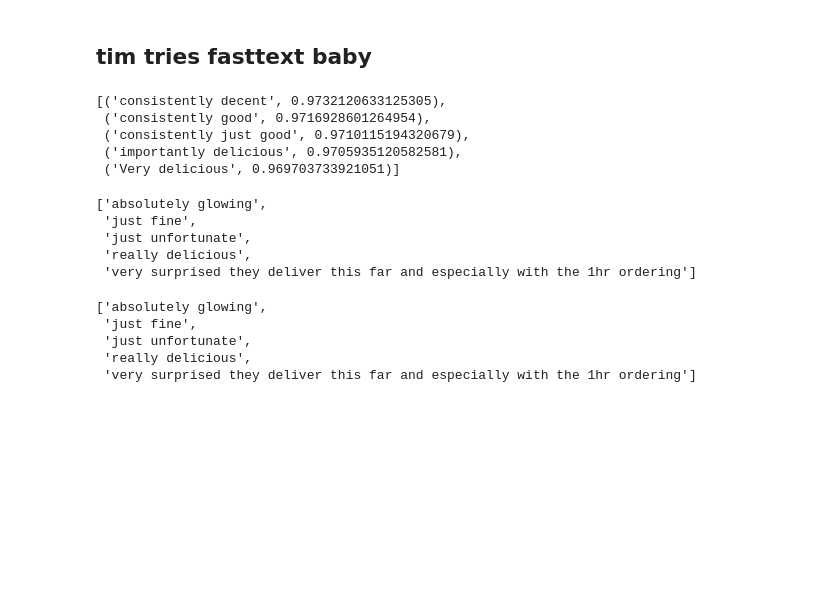
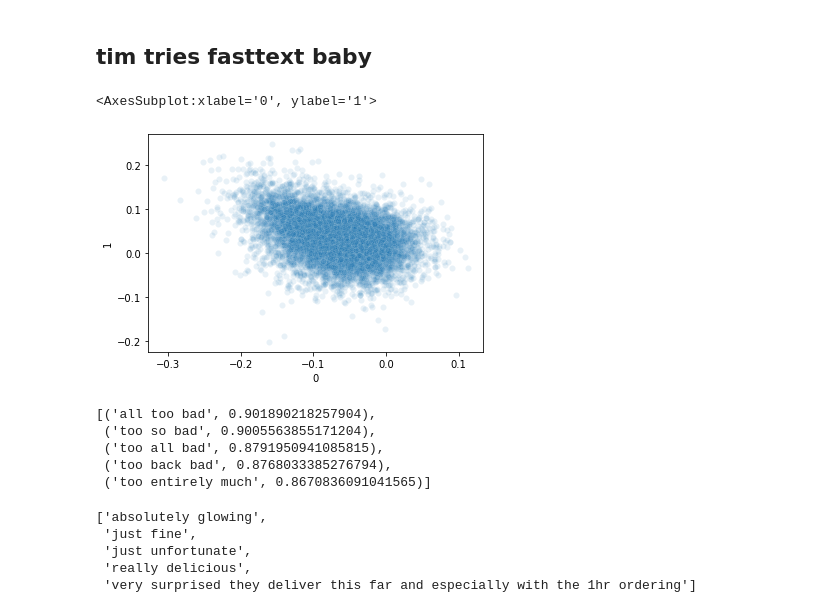
Before and after one commit to coloteong/CZ4045-project1, a Jupyter notebook: indicative_adjphr/jeth.ipynb, the cells around one changed output. Cells and saved outputs as stored; diff of their text form; code cells hidden in the pictures; blank space fills up the shorter version.

Commit message:
clustering stuff in jeth.ipynb

```diff
--- a/indicative_adjphr/jeth.ipynb
+++ b/indicative_adjphr/jeth.ipynb
@@ -506,0 +522,12 @@ model = FastText([common_phrases_list1], min_count=1)
+# %%
+# create 2d fasttext model, piggyback on cloud/jeth code
+model = FastText([common_phrases_list1], min_count=1, vector_size=2)
+
+# plot vectors??
+vectors = {phrase: model.wv[phrase] for phrase in common_phrases_list1}
+df = pd.DataFrame(vectors).transpose()
+import seaborn as sns
+sns.scatterplot(data=df, x=0, y=1, alpha=0.1)
+# %% [output]
+<AxesSubplot:xlabel='0', ylabel='1'>
+[figure, added]
@@ -507,19 +537,11 @@ model = FastText([common_phrases_list1], min_count=1)
 # %%
-model.wv.most_similar('consistently delicious')[:5]
+model.wv.most_similar('too bad')[:5]
 # %% [output]
-[('consistently decent', 0.9732120633125305),
- ('consistently good', 0.9716928601264954),
- ('consistently just good', 0.9710115194320679),
- ('importantly delicious', 0.9705935120582581),
- ('Very delicious', 0.969703733921051)]
+[('all too bad', 0.901890218257904),
+ ('too so bad', 0.9005563855171204),
+ ('too all bad', 0.8791950941085815),
+ ('too back bad', 0.8768033385276794),
+ ('too entirely much', 0.8670836091041565)]
-# %%
-print(list(model.wv.index_to_key)[:5])
-# %% [output]
-['absolutely glowing',
- 'just fine',
- 'just unfortunate',
- 'really delicious',
- 'very surprised they deliver this far and especially with the 1hr ordering']
 # %%
 X = model.wv.index_to_key
 print(X[:5])
```
Also changed, not shown: parts of 10 cells of this notebook.
